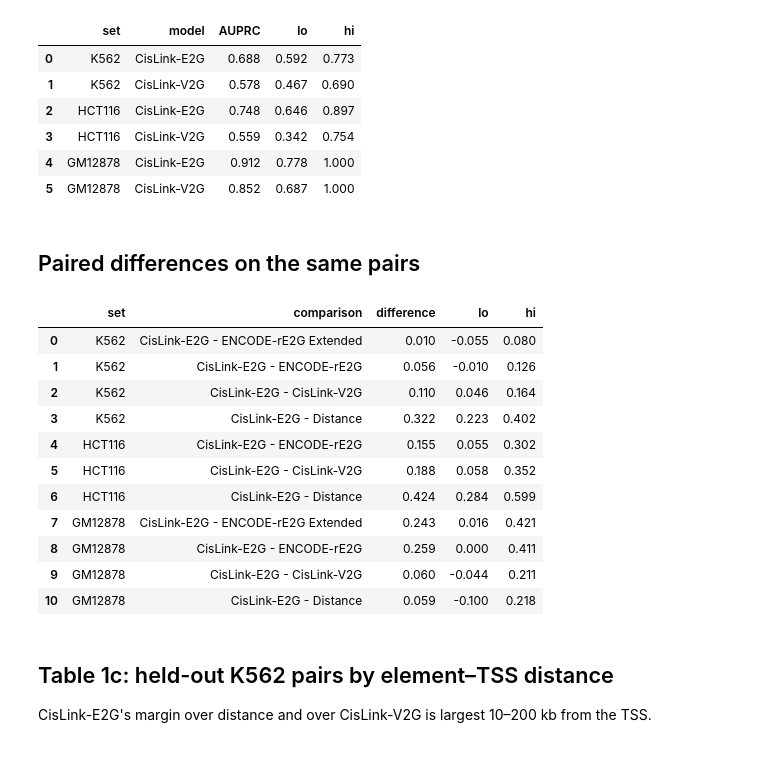
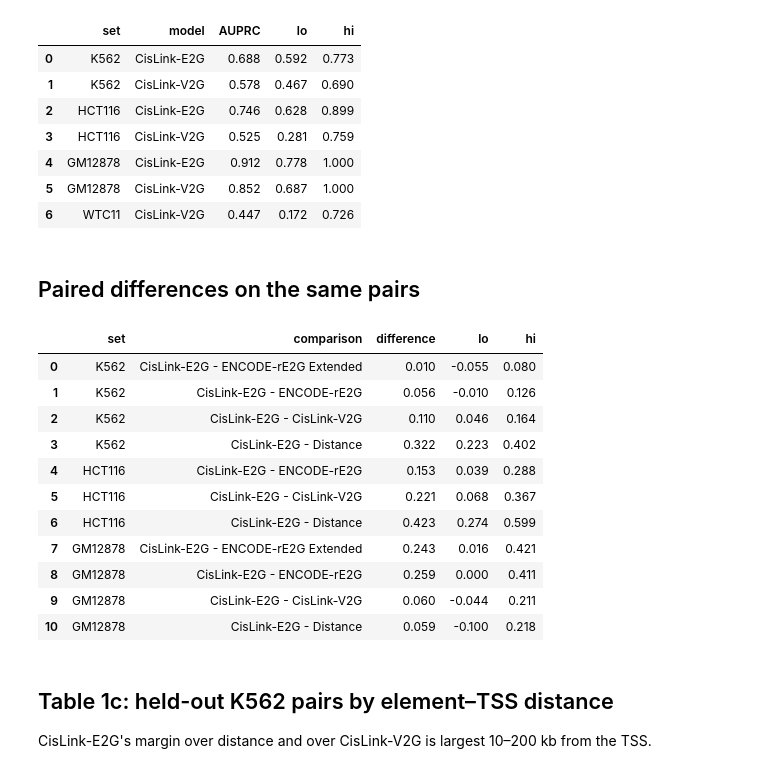
Before and after one commit to mingjutsai/CisLink, a Jupyter notebook: notebooks/02_crispr_benchmark.ipynb, the cells around one changed output. Saved outputs shown, nothing was run; the diff lists cells and outputs as text; code cells hidden in the pictures.

```diff
--- a/notebooks/02_crispr_benchmark.ipynb
+++ b/notebooks/02_crispr_benchmark.ipynb
@@ -28,25 +29,28 @@ pd.DataFrame(rows).round(3)
 # %%
 ci = []
 for c, p in P.items():
     for m in ("CisLink-E2G", "CisLink-V2G"):
+        if p[m].isna().all():   # WTC11: CisLink-E2G not scored (no histone marks)
+            continue
         a, lo, hi = ev.auprc_ci(p.label, p[m], p.cluster)
         ci.append({"set": c, "model": m, "AUPRC": a, "lo": lo, "hi": hi})
 pd.DataFrame(ci).round(3)
 # %% [output]
 |  | set | model | AUPRC | lo | hi |
 | 0 | K562 | CisLink-E2G | 0.688 | 0.592 | 0.773 |
 | 1 | K562 | CisLink-V2G | 0.578 | 0.467 | 0.690 |
-| 2 | HCT116 | CisLink-E2G | 0.748 | 0.646 | 0.897 |
-| 3 | HCT116 | CisLink-V2G | 0.559 | 0.342 | 0.754 |
+| 2 | HCT116 | CisLink-E2G | 0.746 | 0.628 | 0.899 |
+| 3 | HCT116 | CisLink-V2G | 0.525 | 0.281 | 0.759 |
 | 4 | GM12878 | CisLink-E2G | 0.912 | 0.778 | 1.000 |
 | 5 | GM12878 | CisLink-V2G | 0.852 | 0.687 | 1.000 |
+| 6 | WTC11 | CisLink-V2G | 0.447 | 0.172 | 0.726 |
 # %% [markdown]
 ## Paired differences on the same pairs
 # %%
 d = []
 for c, p in P.items():
     for a, b in (("CisLink-E2G", "ENCODE-rE2G Extended"), ("CisLink-E2G", "ENCODE-rE2G"), ("CisLink-E2G", "CisLink-V2G"), ("CisLink-E2G", "Distance")):
-        if p[b].isna().all():
+        if p[a].isna().all() or p[b].isna().all():
             continue
         diff, lo, hi = ev.paired_difference(p.label, p[a], p[b].fillna(0), p.cluster)
         d.append({"set": c, "comparison": f"{a} - {b}", "difference": diff, "lo": lo, "hi": hi})
@@ -57,9 +61,9 @@ pd.DataFrame(d).round(3)
 | 1 | K562 | CisLink-E2G - ENCODE-rE2G | 0.056 | -0.010 | 0.126 |
 | 2 | K562 | CisLink-E2G - CisLink-V2G | 0.110 | 0.046 | 0.164 |
 | 3 | K562 | CisLink-E2G - Distance | 0.322 | 0.223 | 0.402 |
-| 4 | HCT116 | CisLink-E2G - ENCODE-rE2G | 0.155 | 0.055 | 0.302 |
-| 5 | HCT116 | CisLink-E2G - CisLink-V2G | 0.188 | 0.058 | 0.352 |
-| 6 | HCT116 | CisLink-E2G - Distance | 0.424 | 0.284 | 0.599 |
+| 4 | HCT116 | CisLink-E2G - ENCODE-rE2G | 0.153 | 0.039 | 0.288 |
+| 5 | HCT116 | CisLink-E2G - CisLink-V2G | 0.221 | 0.068 | 0.367 |
+| 6 | HCT116 | CisLink-E2G - Distance | 0.423 | 0.274 | 0.599 |
 | 7 | GM12878 | CisLink-E2G - ENCODE-rE2G Extended | 0.243 | 0.016 | 0.421 |
 | 8 | GM12878 | CisLink-E2G - ENCODE-rE2G | 0.259 | 0.000 | 0.411 |
 | 9 | GM12878 | CisLink-E2G - CisLink-V2G | 0.060 | -0.044 | 0.211 |
```
Also changed, not shown: parts of 3 cells of this notebook, 22 other files.
